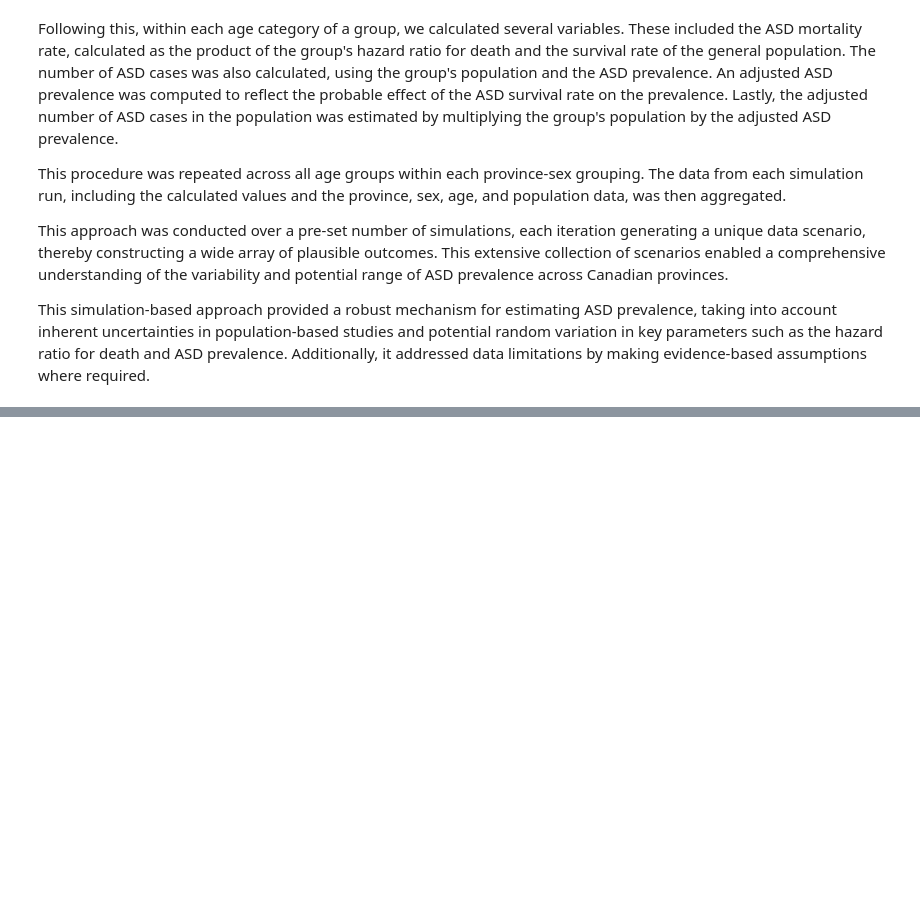
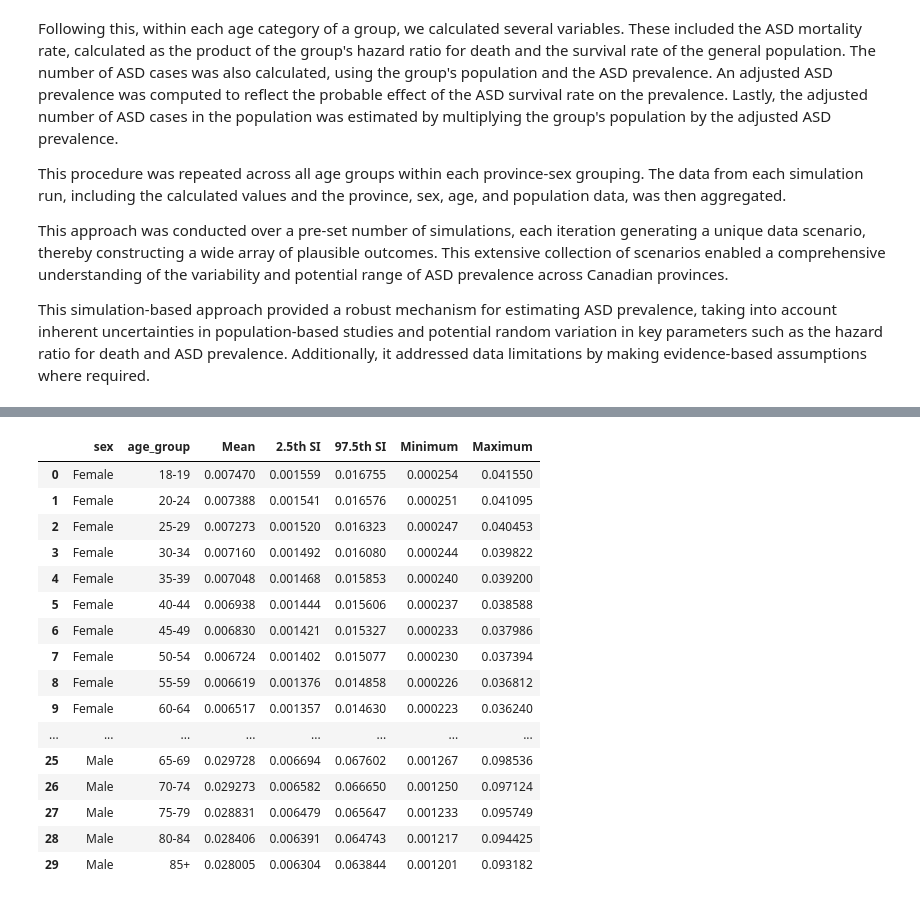
Before and after one commit to aaljaish/ASD_Prevalence, a Jupyter notebook: 03_Simulation_for_ASD_Prevalence.ipynb, the cells around one changed output, grey strips where cells are left out. Saved outputs shown, nothing was run; the diff lists cells and outputs as text; code cells hidden in the pictures; blank space fills up the shorter version.

```diff
--- a/03_Simulation_for_ASD_Prevalence.ipynb
+++ b/03_Simulation_for_ASD_Prevalence.ipynb
@@ -38,9 +42,9 @@ def beta_parameters(mean, stddev):
 # %%
-asd_prev=pd.read_csv('https://raw.githubusercontent.com/aaljaish/ASD_Data/main/ASD%20Prevalence.csv')
+asd_prev=pd.read_csv('ASD Prevalence.csv')
 asd_prev['Age_group']=18
-pop = pd.read_csv('https://raw.githubusercontent.com/aaljaish/ASD_Data/main/Population%20Data.csv')
-mortality_rate=pd.read_csv('https://raw.githubusercontent.com/aaljaish/ASD_Data/main/Mortality%20Rates%20for%20General%20Population.csv')
-hr = pd.read_csv('https://raw.githubusercontent.com/aaljaish/ASD_Data/main/ASD%20Mortality%20HR.csv')
+pop = pd.read_csv('Population Data.csv')
+mortality_rate=pd.read_csv('Mortality Rates for General Population.csv')
+hr = pd.read_csv('ASD Mortality HR.csv')
 # %%
 # Create a boolean mask for rows that contain the text
 import re
@@ -315,0 +406,14 @@ HR Females: 3.16, (95% SI: 2.34, 4.17)
+# %%
+variables=["Simulation Number"]
+
+# Add "Simulation Number" to each dataframe in the list before concatenating
+for i in tqdm(range(len(sim_data)), desc="Processing simulation data"):
+    sim_data[i]['Simulation Number'] = i
+
+aggregated_sim_data = pd.concat(sim_data)
+aggregated_sim_data=aggregated_sim_data.reset_index(drop=True)
+aggregated_sim_data = aggregated_sim_data[variables+['population','gamma_adj']].groupby(variables).sum().reset_index()
+aggregated_sim_data['rho_adj']=aggregated_sim_data['gamma_adj']/aggregated_sim_data['population']
+
+rho_adj_stats = get_stats(aggregated_sim_data, 'rho_adj')
+rho_adj_stats
@@ -315,0 +459,21 @@ HR Females: 3.16, (95% SI: 2.34, 4.17)
+# %%
+variables=['sex', 'age_group']
+get_stats_grouped(sim_data, variables=variables)
+# %% [output]
+|  | sex | age_group | Mean | 2.5th SI | 97.5th SI | Minimum | Maximum |
+| 0 | Female | 18-19 | 0.007470 | 0.001559 | 0.016755 | 0.000254 | 0.041550 |
+| 1 | Female | 20-24 | 0.007388 | 0.001541 | 0.016576 | 0.000251 | 0.041095 |
+| 2 | Female | 25-29 | 0.007273 | 0.001520 | 0.016323 | 0.000247 | 0.040453 |
+| 3 | Female | 30-34 | 0.007160 | 0.001492 | 0.016080 | 0.000244 | 0.039822 |
+| 4 | Female | 35-39 | 0.007048 | 0.001468 | 0.015853 | 0.000240 | 0.039200 |
+| 5 | Female | 40-44 | 0.006938 | 0.001444 | 0.015606 | 0.000237 | 0.038588 |
+| 6 | Female | 45-49 | 0.006830 | 0.001421 | 0.015327 | 0.000233 | 0.037986 |
+| 7 | Female | 50-54 | 0.006724 | 0.001402 | 0.015077 | 0.000230 | 0.037394 |
+| 8 | Female | 55-59 | 0.006619 | 0.001376 | 0.014858 | 0.000226 | 0.036812 |
+| 9 | Female | 60-64 | 0.006517 | 0.001357 | 0.014630 | 0.000223 | 0.036240 |
+| ... | ... | ... | ... | ... | ... | ... | ... |
+| 25 | Male | 65-69 | 0.029728 | 0.006694 | 0.067602 | 0.001267 | 0.098536 |
+| 26 | Male | 70-74 | 0.029273 | 0.006582 | 0.066650 | 0.001250 | 0.097124 |
+| 27 | Male | 75-79 | 0.028831 | 0.006479 | 0.065647 | 0.001233 | 0.095749 |
+| 28 | Male | 80-84 | 0.028406 | 0.006391 | 0.064743 | 0.001217 | 0.094425 |
+| 29 | Male | 85+ | 0.028005 | 0.006304 | 0.063844 | 0.001201 | 0.093182 |
```
Also changed, not shown: parts of 24 cells of this notebook.
